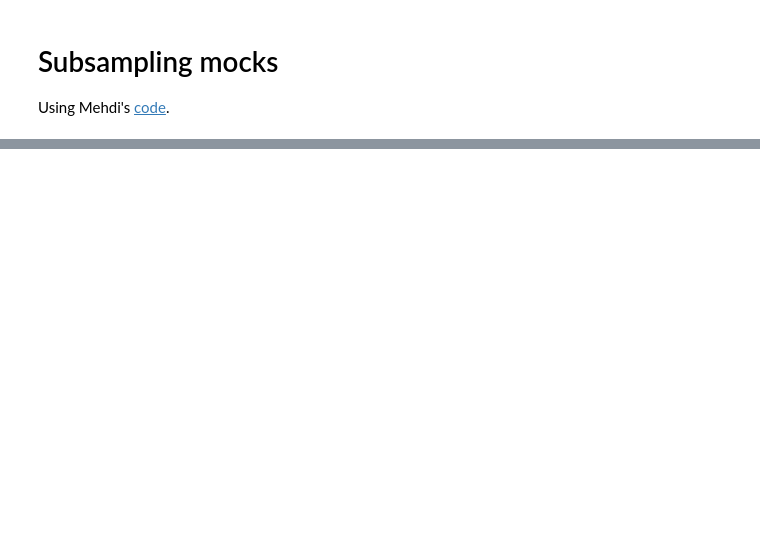
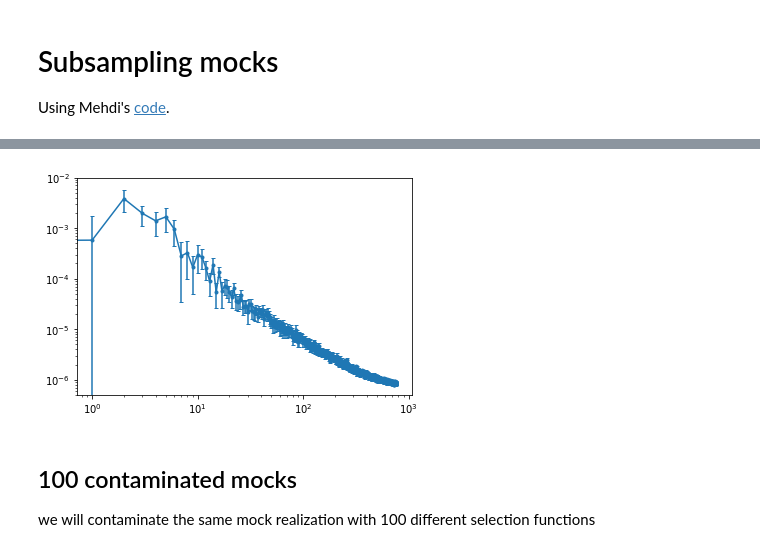
Before and after one commit to AlbertoRosado1/sysgen, a Jupyter notebook: subsample_mock_nb.ipynb, the cells around one changed output, grey strips where cells are left out. Drawn from its saved outputs; the diff is of its cells as text; code cells hidden in the pictures; blank space fills up the shorter version.

```diff
--- a/subsample_mock_nb.ipynb
+++ b/subsample_mock_nb.ipynb
@@ -62,0 +112,9 @@ for i, (mapi, title) in enumerate(zip([mock_hp, selection_func, mock_hp_after],
+# %%
+def make_hp(hpix, value, nside):
+    """ A Function to create a HEALPix map
+    """
+    m_ = np.zeros(12*nside*nside)
+    m_[:] = np.nan
+    m_[hpix] = value
+
+    return m_
@@ -62,0 +123,16 @@ for i, (mapi, title) in enumerate(zip([mock_hp, selection_func, mock_hp_after],
+# %%
+nside=256
+# subsample the mock catalog, and project to HEALPix
+mock_after_hmap, hpix = project2hp(nside, mock_after, return_hpix=True)
+mask = make_hp(hpix , 1.0, nside)
+mask = mask > 0.5  # to make it binary
+# %%
+# collect randoms
+randoms_path = '/global/cfs/cdirs/desi/cosmosim/FirstGenMocks/AbacusSummit/CutSky/LRG/z0.800/cutsky_LRG_random_S1000_1X.fits'
+randoms, h = ft.read(randoms_path, header=True)
+# keep only randoms with correct n(z) distribution (need for power spectrum measurement)
+randoms = randoms[randoms['STATUS'] & 2**0 != 0]
+# convert to healpix map
+randoms_hmap, rand_hpix = project2hp(nside, randoms, return_hpix=True)
+# %%
+cl = get_cl(mock_after_hmap, randoms_hmap, mask)
@@ -62,0 +151,14 @@ for i, (mapi, title) in enumerate(zip([mock_hp, selection_func, mock_hp_after],
+# %%
+cl_i = cl['cl_gg']
+plt.errorbar(cl_i['l'], cl_i['cl'], yerr=cl_i['cl_error'],
+             marker='.', alpha=1., ls='-', capsize=2)
+
+plt.xscale('log')
+plt.yscale('log')
+plt.ylim(5e-7,1e-2)
+plt.show()
+# %% [output]
+[figure, added]
+# %% [markdown]
+## 100 contaminated mocks
+we will contaminate the same mock realization with 100 different selection functions
```
Also changed, not shown: parts of 17 cells of this notebook, 2 other files.
